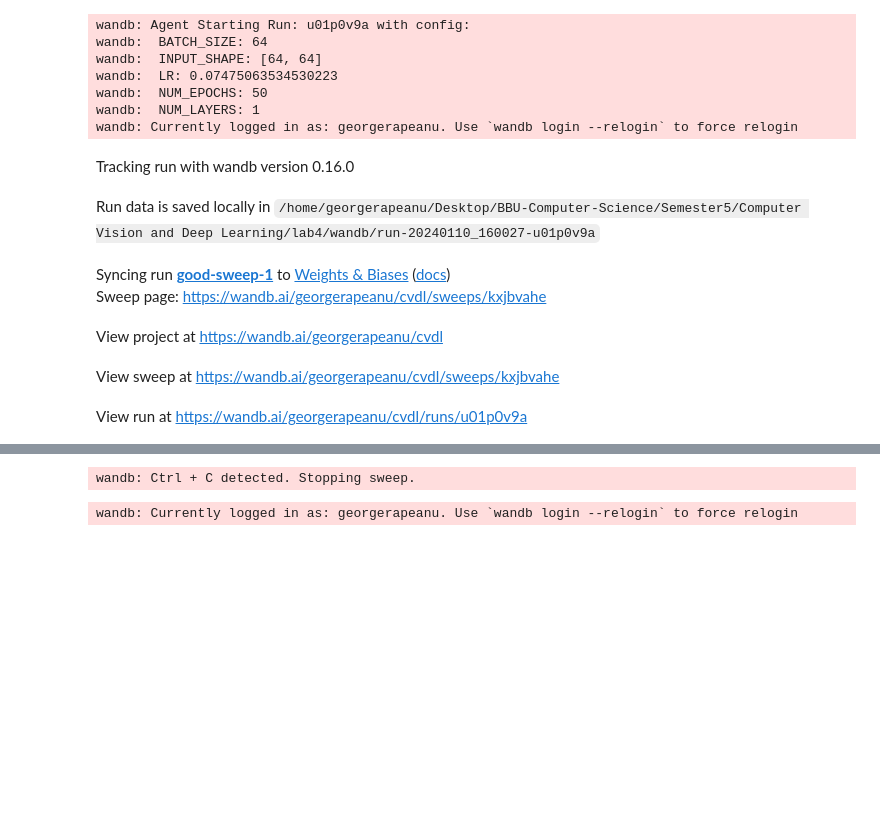
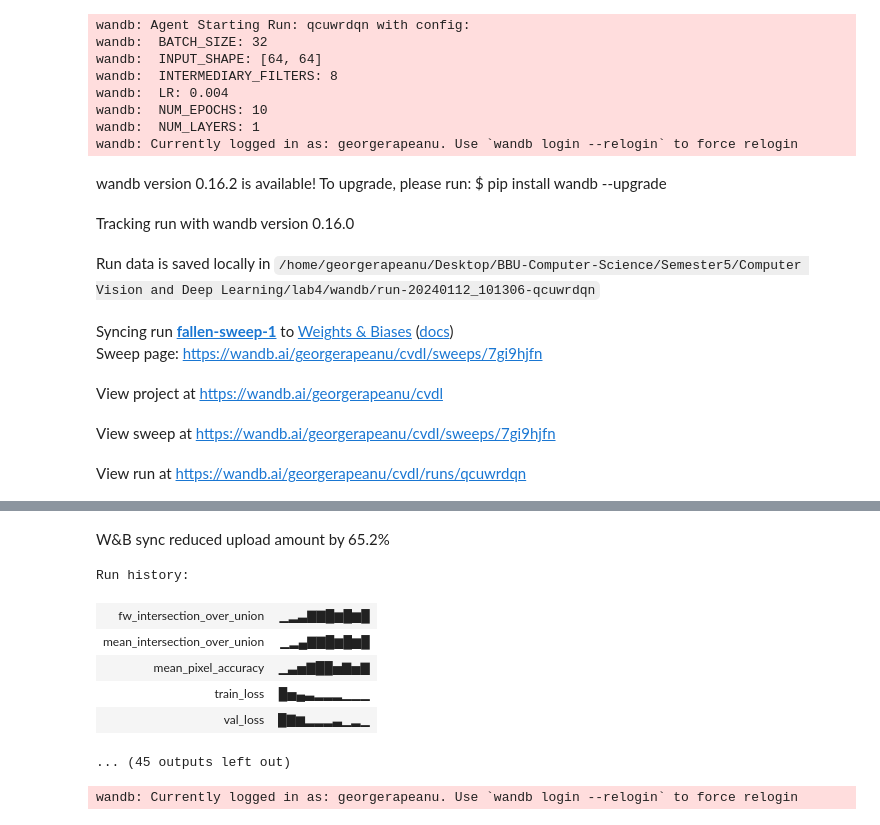
Before and after one commit to georgerapeanu/BBU-Computer-Science, a Jupyter notebook: Semester5/Computer Vision and Deep Learning/lab4/main.ipynb, the cells around one changed output, grey strips where cells are left out. Cells and saved outputs as stored; diff of their text form; code cells hidden in the pictures; blank space fills up the shorter version.

Commit message:
latest version

```diff
--- a/Semester5/Computer Vision and Deep Learning/lab4/main.ipynb
+++ b/Semester5/Computer Vision and Deep Learning/lab4/main.ipynb
@@ -62,19 +86,21 @@ def run_wandb():
     with wandb.init():
         train(None, wandb.config)
 # %%
-wandb.agent(sweep_id, run_wandb, count=5)
+wandb.agent(sweep_id, run_wandb, project="cvdl")
 # %% [output]
-wandb: Agent Starting Run: u01p0v9a with config:
-wandb:  BATCH_SIZE: 64
+wandb: Agent Starting Run: qcuwrdqn with config:
+wandb:  BATCH_SIZE: 32
 wandb:  INPUT_SHAPE: [64, 64]
-wandb:  LR: 0.07475063534530223
-wandb:  NUM_EPOCHS: 50
+wandb:  INTERMEDIARY_FILTERS: 8
+wandb:  LR: 0.004
+wandb:  NUM_EPOCHS: 10
 wandb:  NUM_LAYERS: 1
 wandb: Currently logged in as: georgerapeanu. Use `wandb login --relogin` to force relogin
-Tracking run with wandb version 0.16.0
+wandb version 0.16.2 is available! To upgrade, please run: $ pip install wandb --upgrade
-Run data is saved locally in /home/georgerapeanu/Desktop/BBU-Computer-Science/Semester5/Computer Vision and Deep Learning/lab4/wandb/run-20240110_160027-u01p0v9a
+Tracking run with wandb version 0.16.0
-Syncing run good-sweep-1 to Weights & Biases (docs)
-Sweep page: https://wandb.ai/georgerapeanu/cvdl/sweeps/kxjbvahe
+Run data is saved locally in /home/georgerapeanu/Desktop/BBU-Computer-Science/Semester5/Computer Vision and Deep Learning/lab4/wandb/run-20240112_101306-qcuwrdqn
-View project at https://wandb.ai/georgerapeanu/cvdl
+Syncing run fallen-sweep-1 to Weights & Biases (docs)
+Sweep page: https://wandb.ai/georgerapeanu/cvdl/sweeps/7gi9hjfn
-View sweep at https://wandb.ai/georgerapeanu/cvdl/sweeps/kxjbvahe
+View project at https://wandb.ai/georgerapeanu/cvdl
-View run at https://wandb.ai/georgerapeanu/cvdl/runs/u01p0v9a
+View sweep at https://wandb.ai/georgerapeanu/cvdl/sweeps/7gi9hjfn
+View run at https://wandb.ai/georgerapeanu/cvdl/runs/qcuwrdqn
@@ -86,4 +117,11 @@ Epoch [5/50], Train Loss: 0.8253, Validation Loss: 0.8237
+W&B sync reduced upload amount by 65.2%
-wandb: Ctrl + C detected. Stopping sweep.
+Run history:
+| fw_intersection_over_union | ▁▂▃▇▇█▆█▆█ |
+| mean_intersection_over_union | ▁▂▄▇▇█▆█▆█ |
+| mean_pixel_accuracy | ▁▃▅▇██▅▇▅▇ |
+| train_loss | █▅▄▃▂▂▂▁▁▁ |
+| val_loss | █▇▆▂▂▂▃▁▂▁ |
+... (45 outputs left out)
 # %%
 wandb.init(
     # set the wandb project where this run will be logged
```
Also changed, not shown: parts of 3 cells of this notebook, 3 other files.
